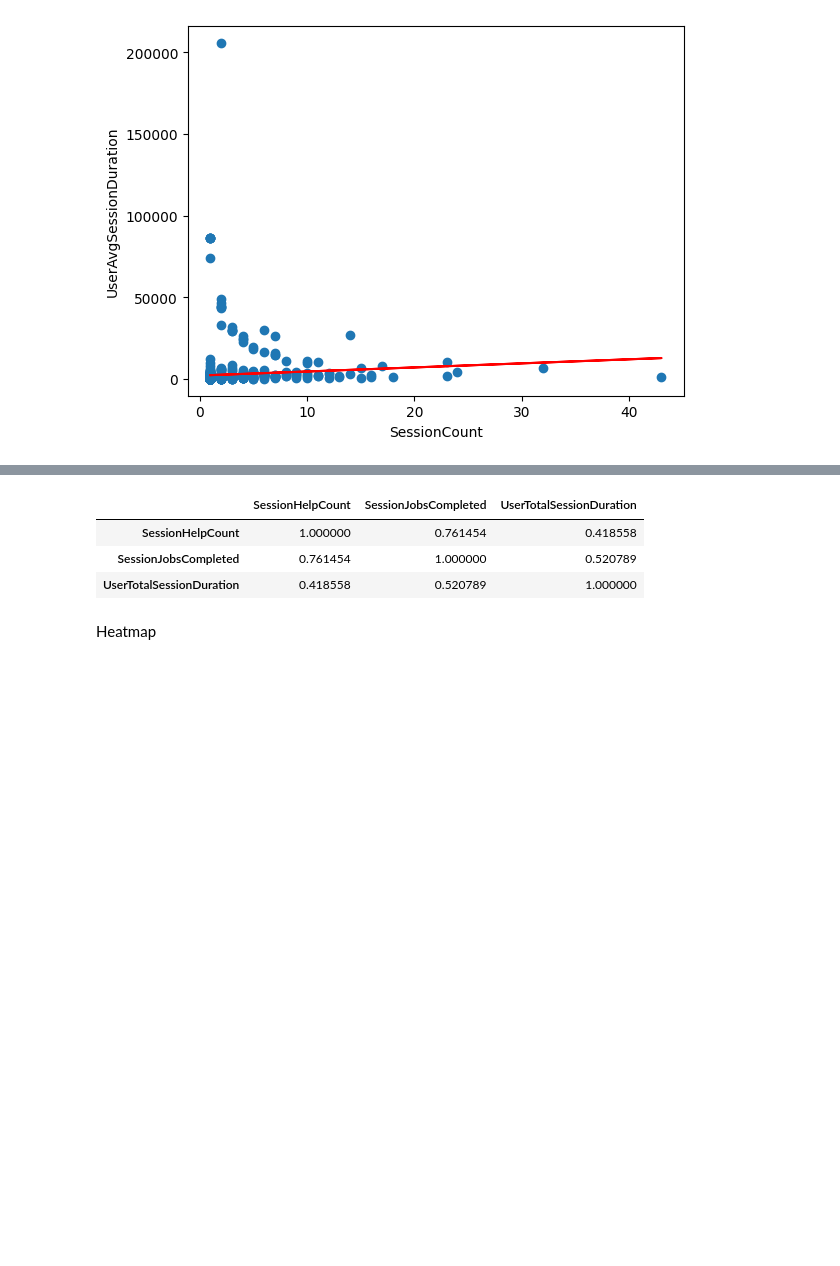
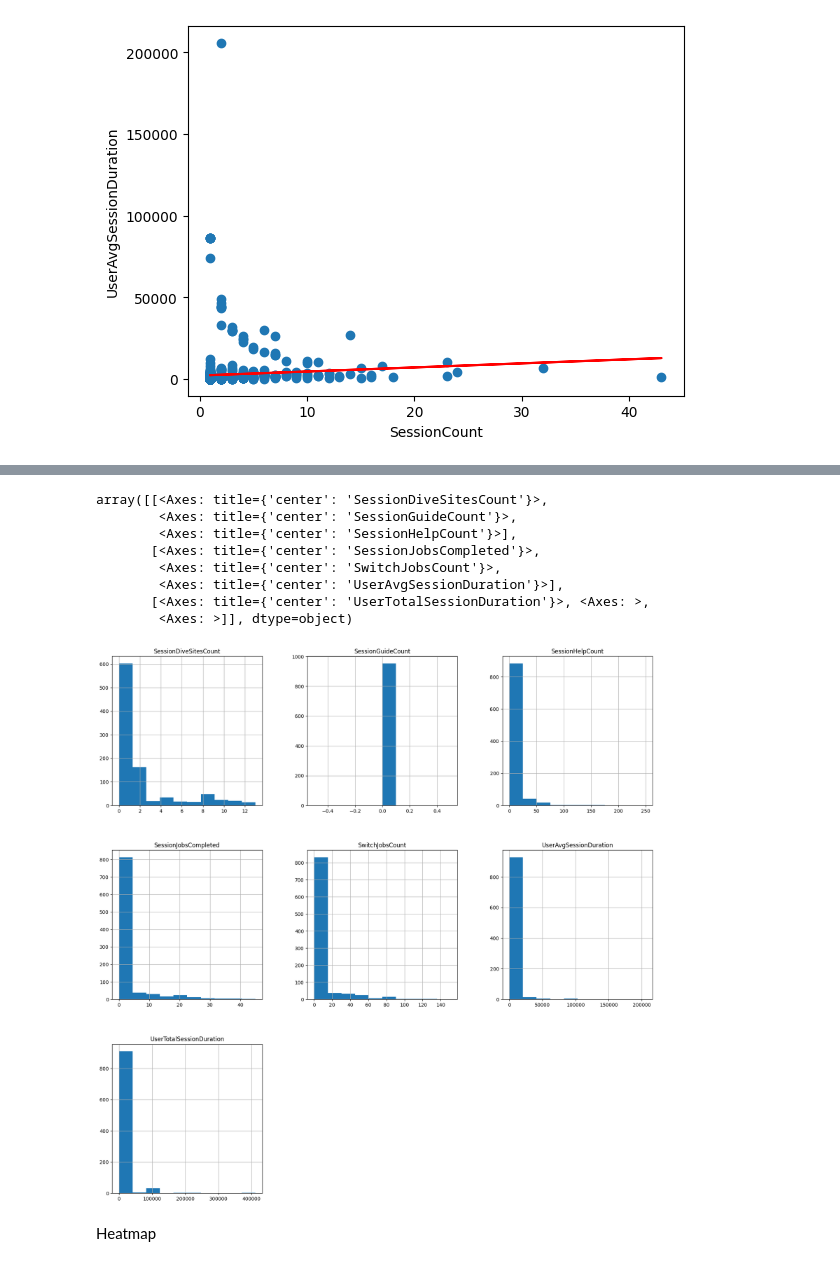
Before and after one commit to opengamedata/opengamedata-samples, a Jupyter notebook: AQUALAB/templates/Aqualab_template_players.ipynb, the cells around one changed output, grey strips where cells are left out. Drawn from its saved outputs; the diff is of its cells as text; code cells hidden in the pictures; blank space fills up the shorter version.

```diff
--- a/AQUALAB/templates/Aqualab_template_players.ipynb
+++ b/AQUALAB/templates/Aqualab_template_players.ipynb
@@ -387,11 +390,19 @@ Text(0, 0.5, 'UserAvgSessionDuration')
+# %%
+target_cols = ['SessionDiveSitesCount', 'SessionGuideCount', 'SessionHelpCount', 'SessionJobsCompleted', 'SwitchJobsCount', 'UserAvgSessionDuration', 'UserTotalSessionDuration']
+
+fig, ax = plt.subplots(figsize=(20,20))         # Sample figsize in inches
+df_Aggregate[target_cols].hist(ax=ax)
+# %% [output]
+array([[<Axes: title={'center': 'SessionDiveSitesCount'}>,
+        <Axes: title={'center': 'SessionGuideCount'}>,
+        <Axes: title={'center': 'SessionHelpCount'}>],
+       [<Axes: title={'center': 'SessionJobsCompleted'}>,
+        <Axes: title={'center': 'SwitchJobsCount'}>,
+        <Axes: title={'center': 'UserAvgSessionDuration'}>],
+       [<Axes: title={'center': 'UserTotalSessionDuration'}>, <Axes: >,
+        <Axes: >]], dtype=object)
+[figure, added]
 # %%
-features1=list(['SessionHelpCount','SessionJobsCompleted','UserTotalSessionDuration'])
-
-df_Aggregate[features1].corr()
+features1=list(['SessionHelpCount','SessionJobsCompleted','UserTotalSessionDuration', 'SwitchJobsCount'])
-# %% [output]
-|  | SessionHelpCount | SessionJobsCompleted | UserTotalSessionDuration |
-| SessionHelpCount | 1.000000 | 0.761454 | 0.418558 |
-| SessionJobsCompleted | 0.761454 | 1.000000 | 0.520789 |
-| UserTotalSessionDuration | 0.418558 | 0.520789 | 1.000000 |
 # %% [markdown]
 Heatmap
```
Also changed, not shown: parts of 38 cells of this notebook.
